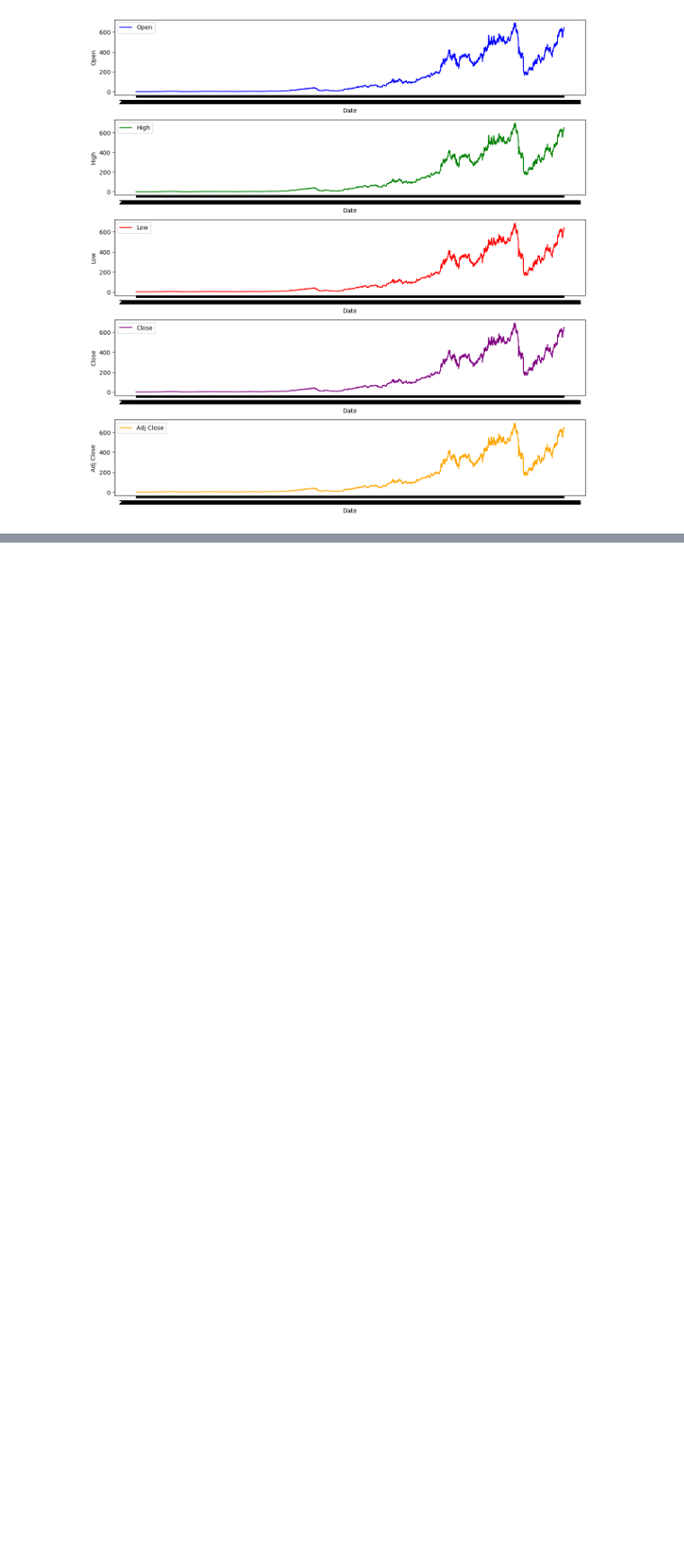
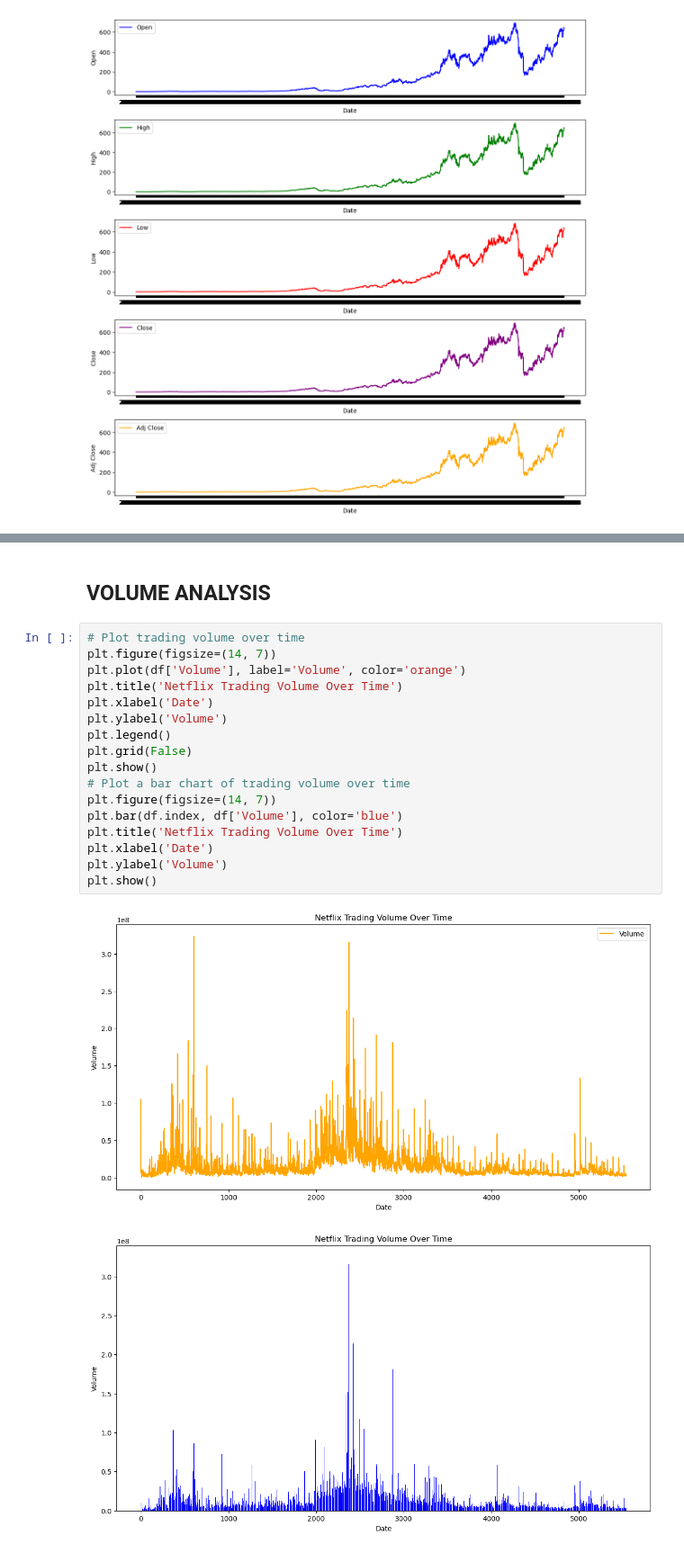
Before and after one commit to Mehedee-Hassan/kaggle-forecasting, a Jupyter notebook: Netflix Stock Prediction/notebooks/EDA.ipynb, the cells around one changed output, grey strips where cells are left out. Shown: that part at 90% size. Saved outputs shown, nothing was run; the diff lists cells and outputs as text; blank space fills up the shorter version.

```diff
--- a/Netflix Stock Prediction/notebooks/EDA.ipynb
+++ b/Netflix Stock Prediction/notebooks/EDA.ipynb
@@ -149,0 +170,22 @@ for index, col in enumerate(df.columns[1:6]):
+# %% [markdown]
+## VOLUME ANALYSIS
+# %%
+# Plot trading volume over time
+plt.figure(figsize=(14, 7))
+plt.plot(df['Volume'], label='Volume', color='orange')
+plt.title('Netflix Trading Volume Over Time')
+plt.xlabel('Date')
+plt.ylabel('Volume')
+plt.legend()
+plt.grid(False)
+plt.show()
+# Plot a bar chart of trading volume over time
+plt.figure(figsize=(14, 7))
+plt.bar(df.index, df['Volume'], color='blue')
+plt.title('Netflix Trading Volume Over Time')
+plt.xlabel('Date')
+plt.ylabel('Volume')
+plt.show()
+# %% [output]
+[figure, added]
+[figure, added]
```
Also changed, not shown: parts of 3 cells of this notebook.
